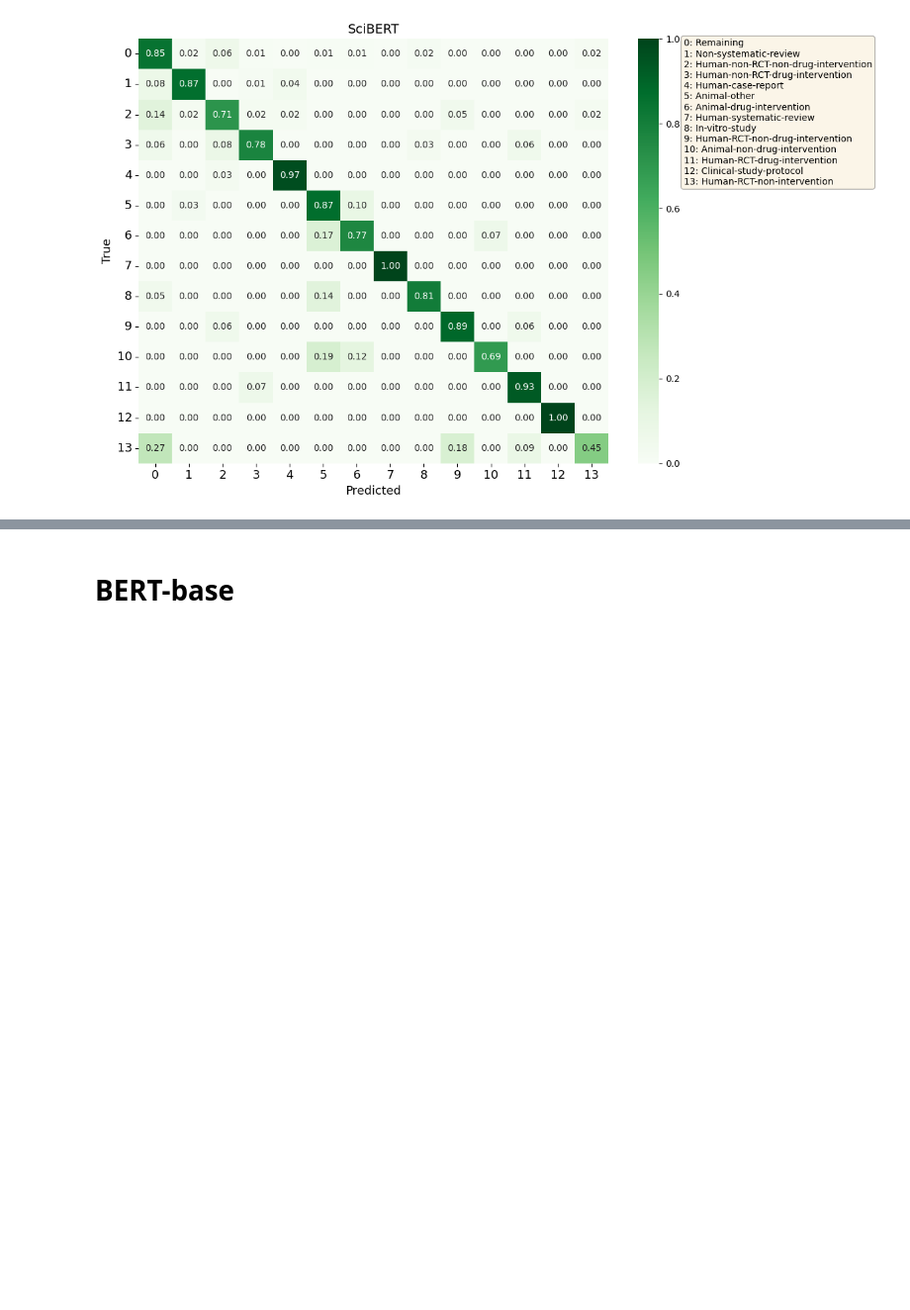
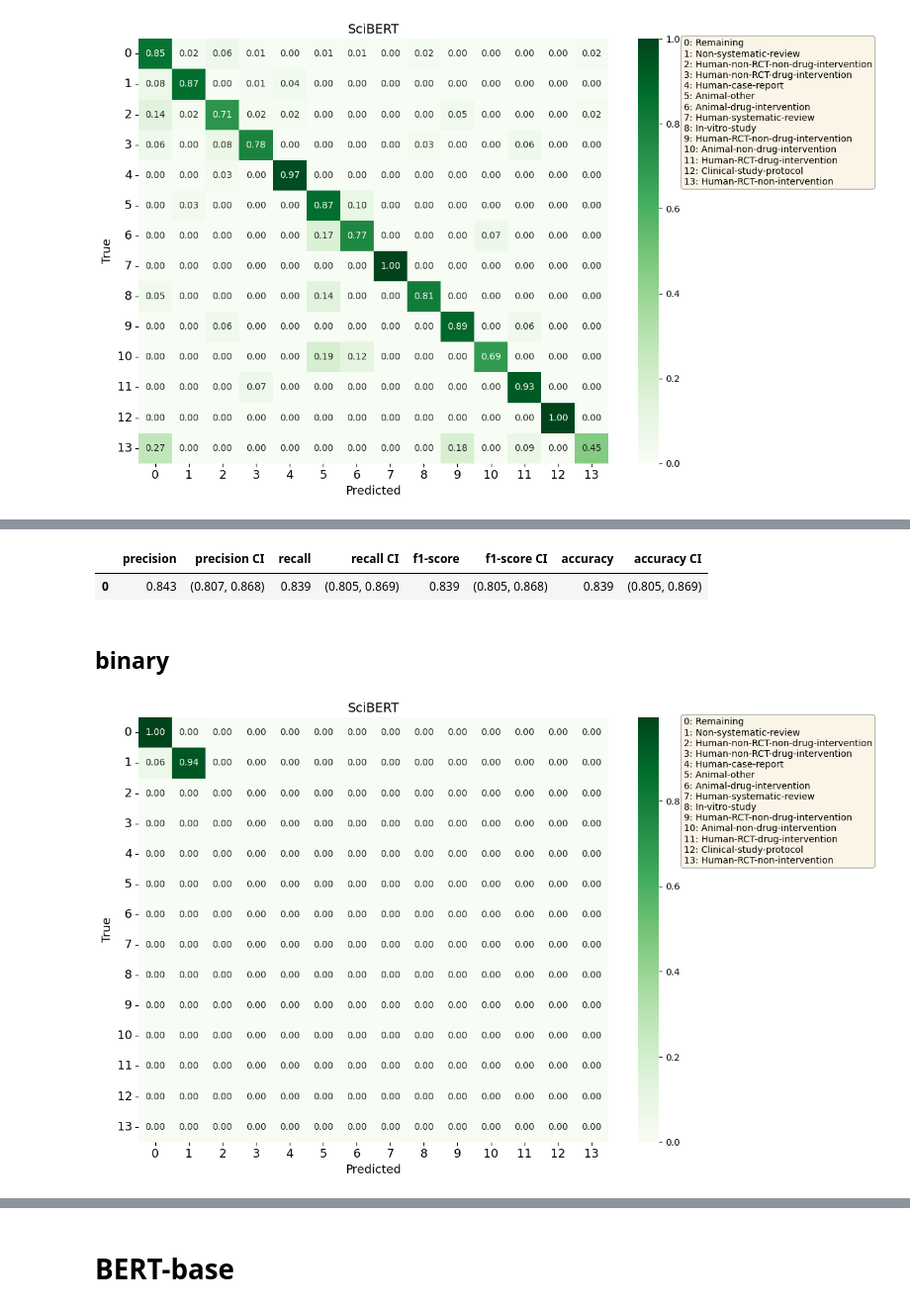
Before and after one commit to Ineichen-Group/StudyTypeTeller, a Jupyter notebook: scripts/evaluation/performance_w_CI.ipynb, the cells around one changed output, grey strips where cells are left out. Shown at 99% size. Saved outputs shown, nothing was run; the diff lists cells and outputs as text; code cells hidden in the pictures; blank space fills up the shorter version.

```diff
--- a/scripts/evaluation/performance_w_CI.ipynb
+++ b/scripts/evaluation/performance_w_CI.ipynb
@@ -338,4 +340,19 @@ all_reports_df_scibert
 | accuracy | 0.839 | 0.839 | 0.839 | 0.839 | (0.805, 0.869) | (0.805, 0.869) | (0.805, 0.869) | (0.805, 0.869) | 534 |
+# %%
+summary_df_scibert
+# %% [output]
+|  | precision | precision CI | recall | recall CI | f1-score | f1-score CI | accuracy | accuracy CI |
+| 0 | 0.843 | (0.807, 0.868) | 0.839 | (0.805, 0.869) | 0.839 | (0.805, 0.868) | 0.839 | (0.805, 0.869) |
+# %% [markdown]
+## binary
+# %%
+model = 'SciBERT' # TODO select model name
+df = pd.read_csv('./../../models/transformers/evaluations/binary/predictions/Scibert.csv')
+target_col = 'true_label'
+prediction_col = 'prediction'
+all_reports_df_scibert, summary_df_scibert = evaluate_predictions_with_ci(model, df, target_col, prediction_col, label_to_numerical, numerical_to_label, digits=3)
+# %% [output]
+[figure, added]
 # %%
 summary_df_scibert
 # %% [output]
```
Also changed, not shown: parts of 19 cells of this notebook, 8 other files.
